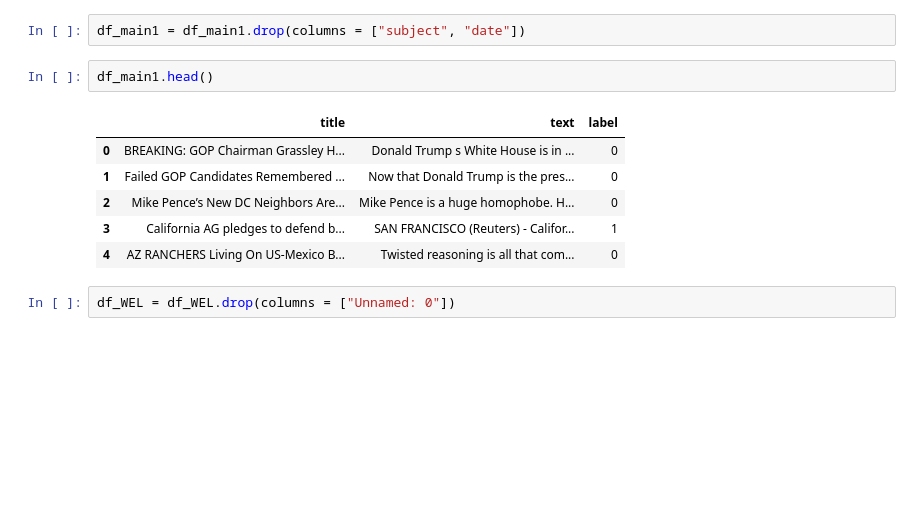
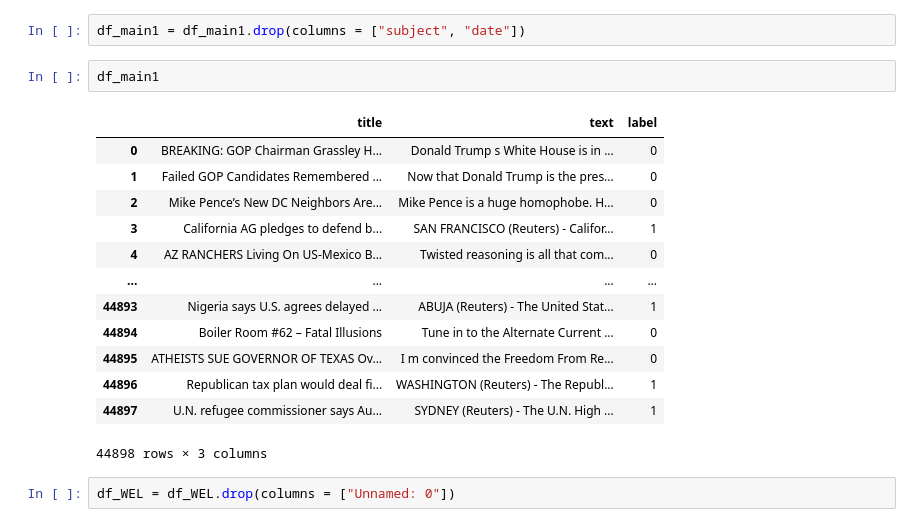
Before and after one commit to aviksarkar0204-stack/TruthScanAI, a Jupyter notebook: notebooks/FakeGuard_Retrain_ClassicML.ipynb, the cells around one changed output. Cells and saved outputs as stored; diff of their text form; blank space fills up the shorter version.

```diff
--- a/notebooks/FakeGuard_Retrain_ClassicML.ipynb
+++ b/notebooks/FakeGuard_Retrain_ClassicML.ipynb
@@ -76,14 +97,21 @@ df_main1 = df_main1.sample(frac=1,random_state=42).reset_index(drop=True)
 # %%
 df_main1 = df_main1.drop(columns = ["subject", "date"])
 # %%
-df_main1.head()
+df_main1
 # %% [output]
 |  | title | text | label |
 | 0 | BREAKING: GOP Chairman Grassley H... | Donald Trump s White House is in ... | 0 |
 | 1 | Failed GOP Candidates Remembered ... | Now that Donald Trump is the pres... | 0 |
 | 2 | Mike Pence’s New DC Neighbors Are... | Mike Pence is a huge homophobe. H... | 0 |
 | 3 | California AG pledges to defend b... | SAN FRANCISCO (Reuters) - Califor... | 1 |
 | 4 | AZ RANCHERS Living On US-Mexico B... | Twisted reasoning is all that com... | 0 |
+| ... | ... | ... | ... |
+| 44893 | Nigeria says U.S. agrees delayed ... | ABUJA (Reuters) - The United Stat... | 1 |
+| 44894 | Boiler Room #62 – Fatal Illusions | Tune in to the Alternate Current ... | 0 |
+| 44895 | ATHEISTS SUE GOVERNOR OF TEXAS Ov... | I m convinced the Freedom From Re... | 0 |
+| 44896 | Republican tax plan would deal fi... | WASHINGTON (Reuters) - The Republ... | 1 |
+| 44897 | U.N. refugee commissioner says Au... | SYDNEY (Reuters) - The U.N. High ... | 1 |
+44898 rows × 3 columns
 # %%
 df_WEL = df_WEL.drop(columns = ["Unnamed: 0"])
 # %%
```
Also changed, not shown: parts of 14 cells of this notebook.
